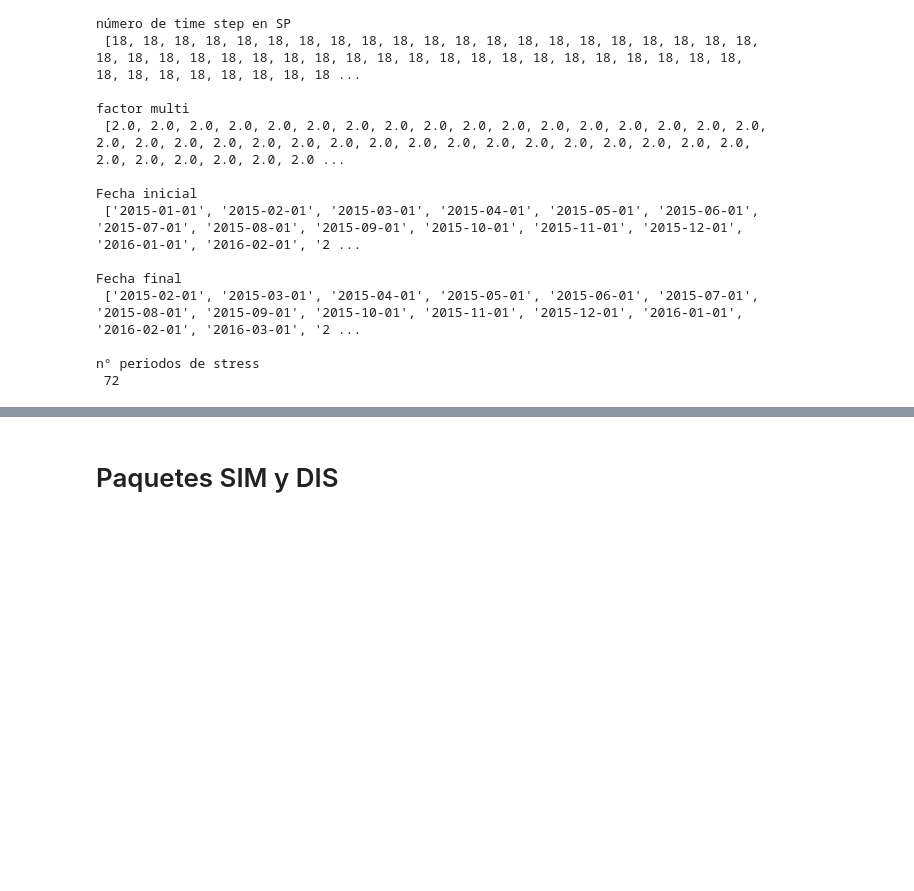
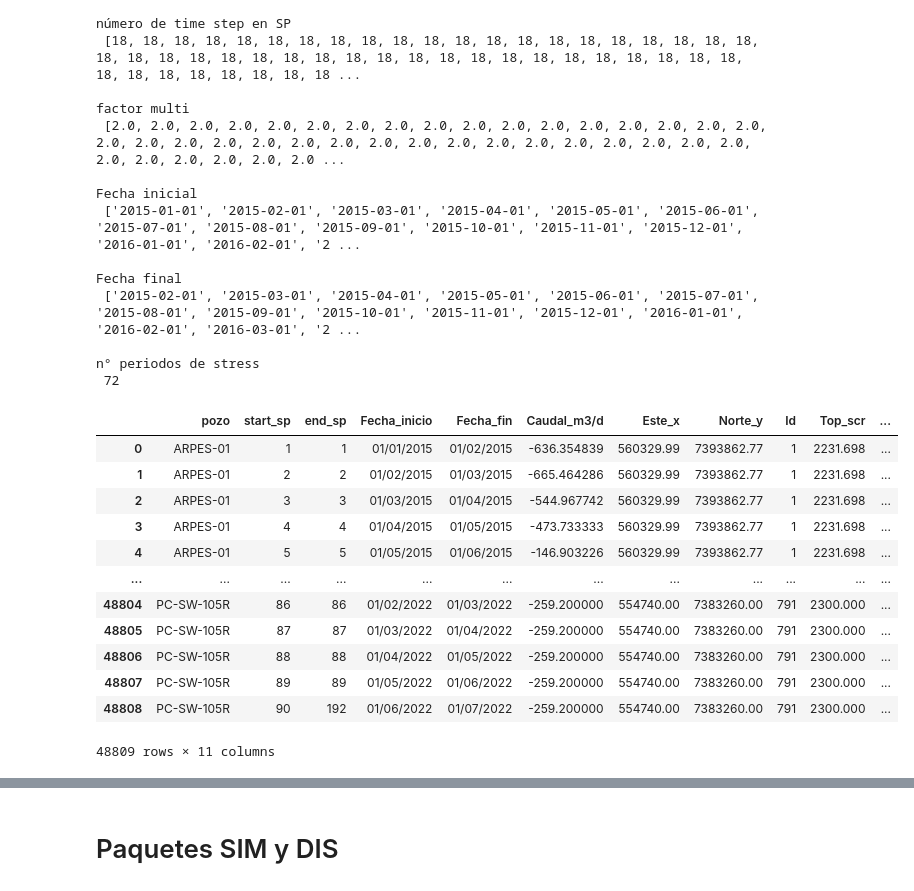
Before and after one commit to DiegoHidalgoS/test_model, a Jupyter notebook: Jupyter/Prueba1.ipynb, the cells around one changed output, grey strips where cells are left out. Saved outputs shown, nothing was run; the diff lists cells and outputs as text; code cells hidden in the pictures; blank space fills up the shorter version.

```diff
--- a/Jupyter/Prueba1.ipynb
+++ b/Jupyter/Prueba1.ipynb
@@ -508,3 +504,20 @@ Fecha final
 
 n° periodos de stress
  72
+# %%
+df = pd.read_csv("./well/Serie_Well_all_dh.csv")
+df
+# %% [output]
+|  | pozo | start_sp | end_sp | Fecha_inicio | Fecha_fin | Caudal_m3/d | Este_x | Norte_y | Id | Top_scr | ... |
+| 0 | ARPES-01 | 1 | 1 | 01/01/2015 | 01/02/2015 | -636.354839 | 560329.99 | 7393862.77 | 1 | 2231.698 | ... |
+| 1 | ARPES-01 | 2 | 2 | 01/02/2015 | 01/03/2015 | -665.464286 | 560329.99 | 7393862.77 | 1 | 2231.698 | ... |
+| 2 | ARPES-01 | 3 | 3 | 01/03/2015 | 01/04/2015 | -544.967742 | 560329.99 | 7393862.77 | 1 | 2231.698 | ... |
+| 3 | ARPES-01 | 4 | 4 | 01/04/2015 | 01/05/2015 | -473.733333 | 560329.99 | 7393862.77 | 1 | 2231.698 | ... |
+| 4 | ARPES-01 | 5 | 5 | 01/05/2015 | 01/06/2015 | -146.903226 | 560329.99 | 7393862.77 | 1 | 2231.698 | ... |
+| ... | ... | ... | ... | ... | ... | ... | ... | ... | ... | ... | ... |
+| 48804 | PC-SW-105R | 86 | 86 | 01/02/2022 | 01/03/2022 | -259.200000 | 554740.00 | 7383260.00 | 791 | 2300.000 | ... |
+| 48805 | PC-SW-105R | 87 | 87 | 01/03/2022 | 01/04/2022 | -259.200000 | 554740.00 | 7383260.00 | 791 | 2300.000 | ... |
+| 48806 | PC-SW-105R | 88 | 88 | 01/04/2022 | 01/05/2022 | -259.200000 | 554740.00 | 7383260.00 | 791 | 2300.000 | ... |
+| 48807 | PC-SW-105R | 89 | 89 | 01/05/2022 | 01/06/2022 | -259.200000 | 554740.00 | 7383260.00 | 791 | 2300.000 | ... |
+| 48808 | PC-SW-105R | 90 | 192 | 01/06/2022 | 01/07/2022 | -259.200000 | 554740.00 | 7383260.00 | 791 | 2300.000 | ... |
+48809 rows × 11 columns
```
Also changed, not shown: parts of 72 cells of this notebook.
